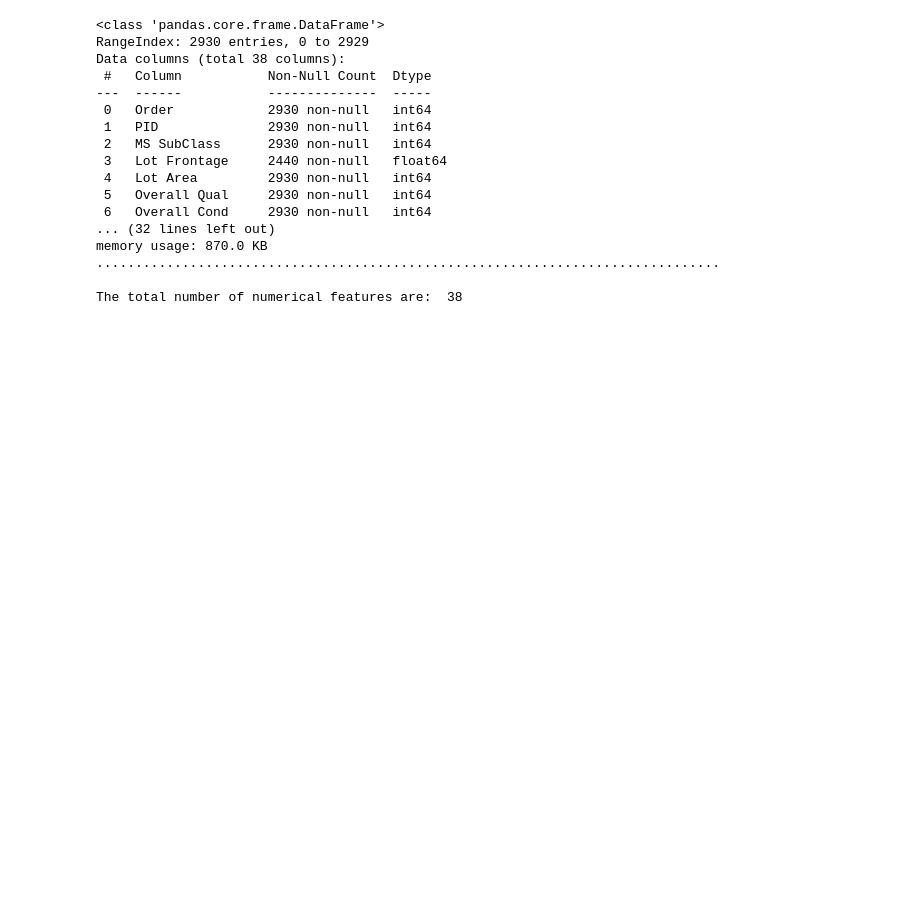
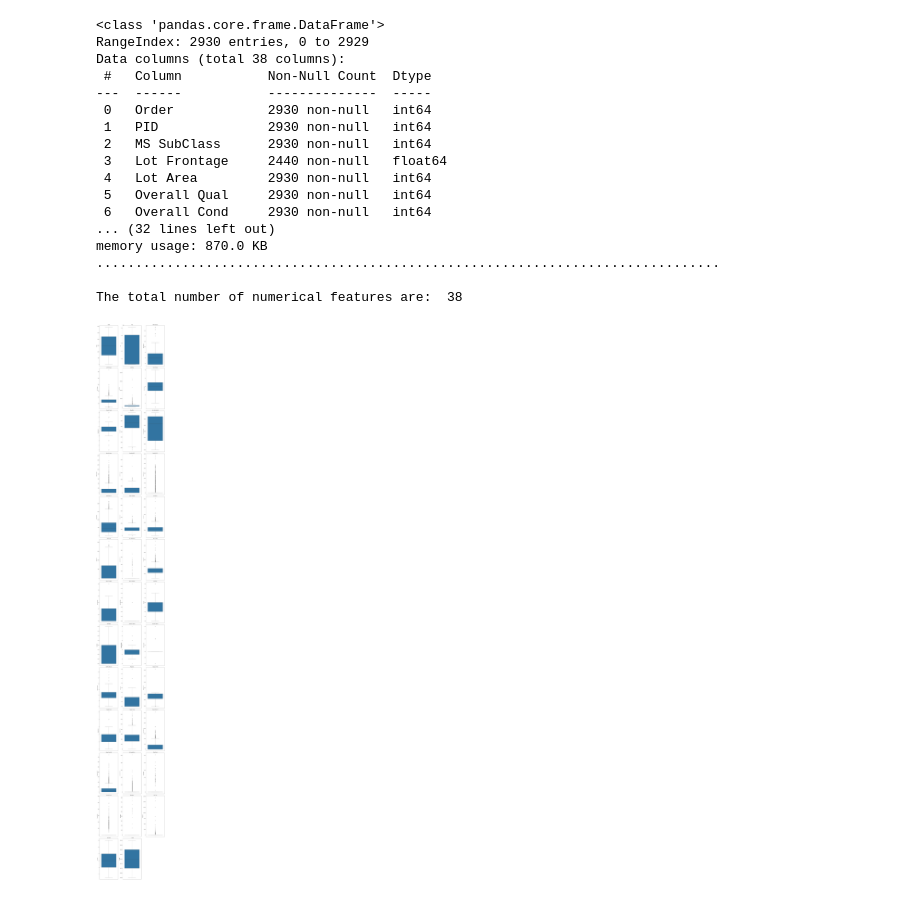
Before and after one commit to vijaybsubedi/bda62_projects_vijaybsubedi, a Jupyter notebook: _project#2_housingpriceprediction_vijaybsubedi__/housingpriceprediction.ipynb, the cells around one changed output. Saved outputs shown, nothing was run; the diff lists cells and outputs as text; code cells hidden in the pictures; blank space fills up the shorter version.

```diff
--- a/_project#2_housingpriceprediction_vijaybsubedi__/housingpriceprediction.ipynb
+++ b/_project#2_housingpriceprediction_vijaybsubedi__/housingpriceprediction.ipynb
@@ -61,17 +62,19 @@ memory usage: 870.0 KB
 The total number of numerical features are:  38
 # %%
 # Set up the matplotlib figure
-fig, axes = plt.subplots(nrows=13, ncols=3, figsize=(20, 80))
+fig, axes = plt.subplots(nrows=13, ncols=3, figsize=(15, 120))
 axes = axes.flatten()
 
 # Plot each numerical feature in a separate subplot
 for i, ax in enumerate(axes):
     if i < len(numerical_features.columns):
         sns.boxplot(y=numerical_features.iloc[:, i], ax=ax)
         ax.set_title(numerical_features.columns[i])
     else:
         ax.axis('off')  # Hide any extra subplots
 
 # Adjust the layout
 plt.tight_layout()
 plt.show()
+# %% [output]
+[figure, added]
```
Also changed, not shown: parts of 6 cells of this notebook.
